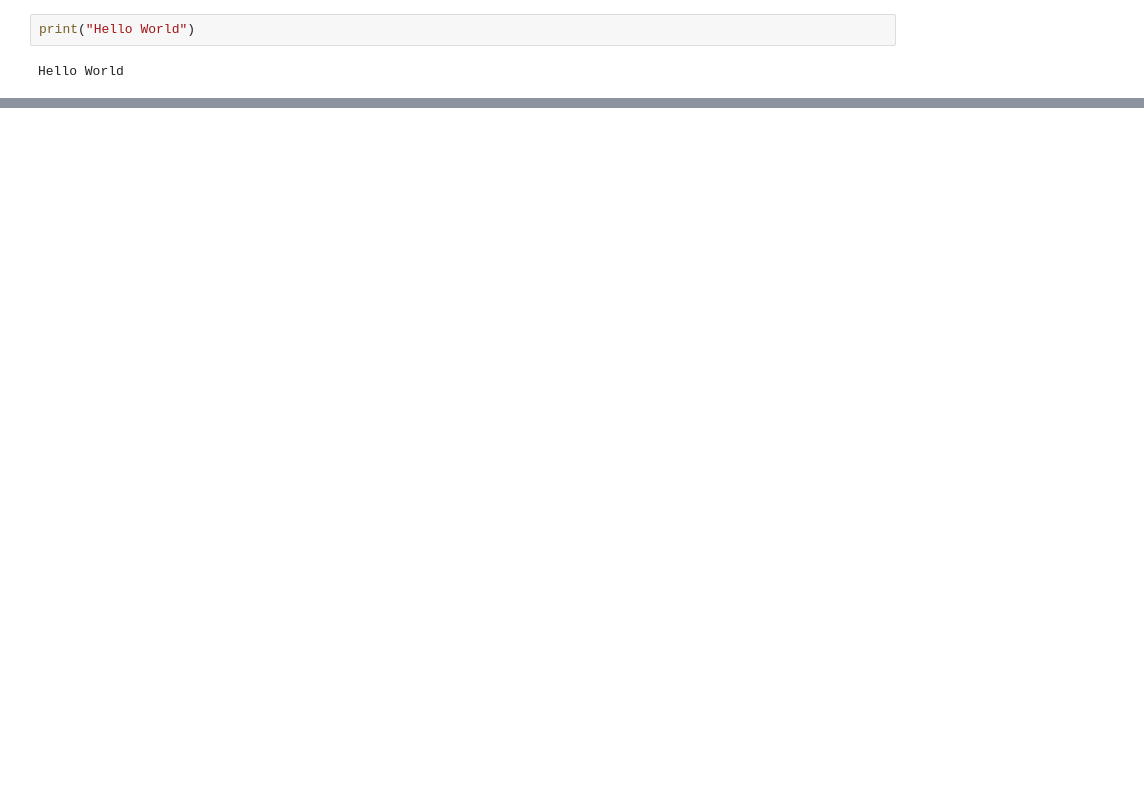
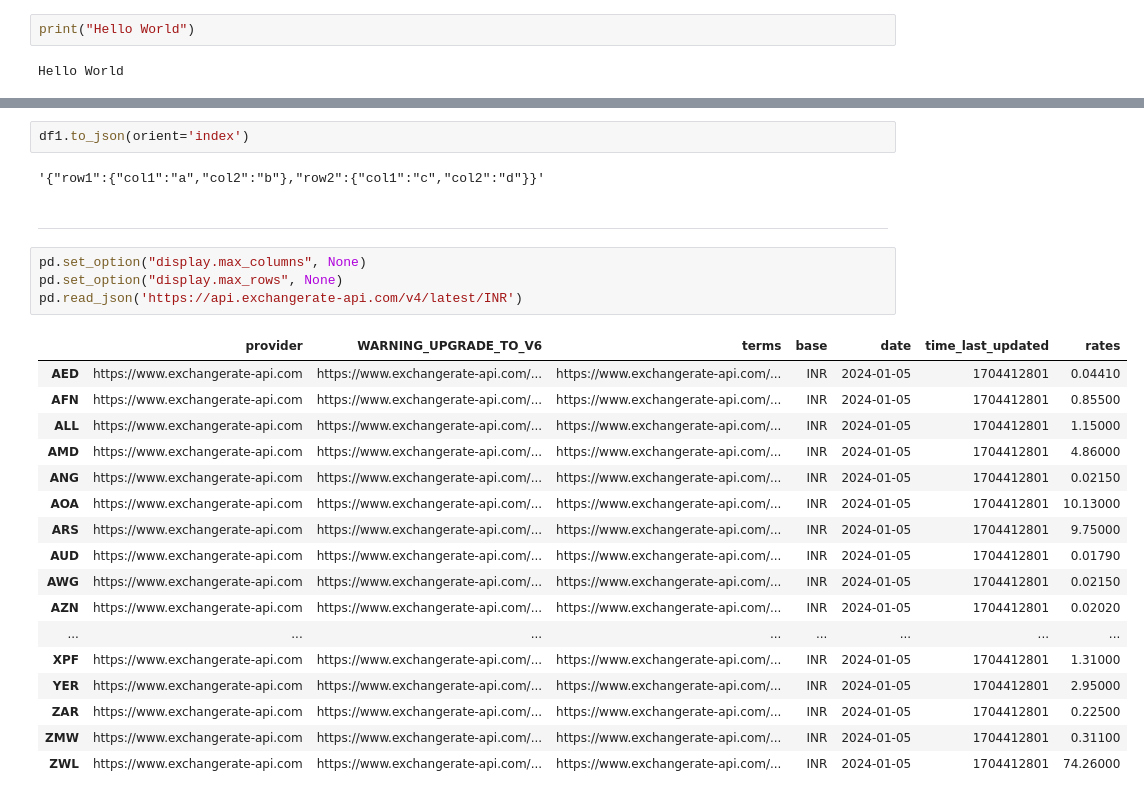
Before and after one commit to TLexYuW/python-java-jupyter-collections, a Jupyter notebook: DemoNB.ipynb, the cells around one changed output, grey strips where cells are left out. Cells and saved outputs as stored; diff of their text form; blank space fills up the shorter version.

```diff
--- a/DemoNB.ipynb
+++ b/DemoNB.ipynb
@@ -19,0 +43,28 @@ Hello World
+# %%
+df1.to_json(orient='index')
+# %% [output]
+'{"row1":{"col1":"a","col2":"b"},"row2":{"col1":"c","col2":"d"}}'
+# %% [markdown]
+---
+# %%
+pd.set_option("display.max_columns", None)
+pd.set_option("display.max_rows", None)
+pd.read_json('https://api.exchangerate-api.com/v4/latest/INR')
+# %% [output]
+|  | provider | WARNING_UPGRADE_TO_V6 | terms | base | date | time_last_updated | rates |
+| AED | https://www.exchangerate-api.com | https://www.exchangerate-api.com/... | https://www.exchangerate-api.com/... | INR | 2024-01-05 | 1704412801 | 0.04410 |
+| AFN | https://www.exchangerate-api.com | https://www.exchangerate-api.com/... | https://www.exchangerate-api.com/... | INR | 2024-01-05 | 1704412801 | 0.85500 |
+| ALL | https://www.exchangerate-api.com | https://www.exchangerate-api.com/... | https://www.exchangerate-api.com/... | INR | 2024-01-05 | 1704412801 | 1.15000 |
+| AMD | https://www.exchangerate-api.com | https://www.exchangerate-api.com/... | https://www.exchangerate-api.com/... | INR | 2024-01-05 | 1704412801 | 4.86000 |
+| ANG | https://www.exchangerate-api.com | https://www.exchangerate-api.com/... | https://www.exchangerate-api.com/... | INR | 2024-01-05 | 1704412801 | 0.02150 |
+| AOA | https://www.exchangerate-api.com | https://www.exchangerate-api.com/... | https://www.exchangerate-api.com/... | INR | 2024-01-05 | 1704412801 | 10.13000 |
+| ARS | https://www.exchangerate-api.com | https://www.exchangerate-api.com/... | https://www.exchangerate-api.com/... | INR | 2024-01-05 | 1704412801 | 9.75000 |
+| AUD | https://www.exchangerate-api.com | https://www.exchangerate-api.com/... | https://www.exchangerate-api.com/... | INR | 2024-01-05 | 1704412801 | 0.01790 |
+| AWG | https://www.exchangerate-api.com | https://www.exchangerate-api.com/... | https://www.exchangerate-api.com/... | INR | 2024-01-05 | 1704412801 | 0.02150 |
+| AZN | https://www.exchangerate-api.com | https://www.exchangerate-api.com/... | https://www.exchangerate-api.com/... | INR | 2024-01-05 | 1704412801 | 0.02020 |
+| ... | ... | ... | ... | ... | ... | ... | ... |
+| XPF | https://www.exchangerate-api.com | https://www.exchangerate-api.com/... | https://www.exchangerate-api.com/... | INR | 2024-01-05 | 1704412801 | 1.31000 |
+| YER | https://www.exchangerate-api.com | https://www.exchangerate-api.com/... | https://www.exchangerate-api.com/... | INR | 2024-01-05 | 1704412801 | 2.95000 |
+| ZAR | https://www.exchangerate-api.com | https://www.exchangerate-api.com/... | https://www.exchangerate-api.com/... | INR | 2024-01-05 | 1704412801 | 0.22500 |
+| ZMW | https://www.exchangerate-api.com | https://www.exchangerate-api.com/... | https://www.exchangerate-api.com/... | INR | 2024-01-05 | 1704412801 | 0.31100 |
+| ZWL | https://www.exchangerate-api.com | https://www.exchangerate-api.com/... | https://www.exchangerate-api.com/... | INR | 2024-01-05 | 1704412801 | 74.26000 |
```
Also changed, not shown: parts of 10 cells of this notebook, 6 other files.
